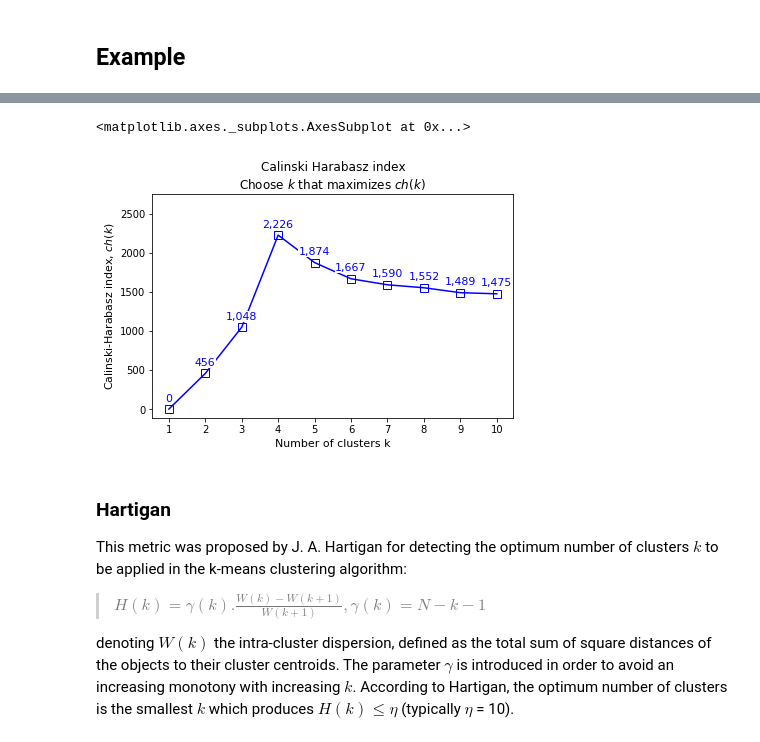
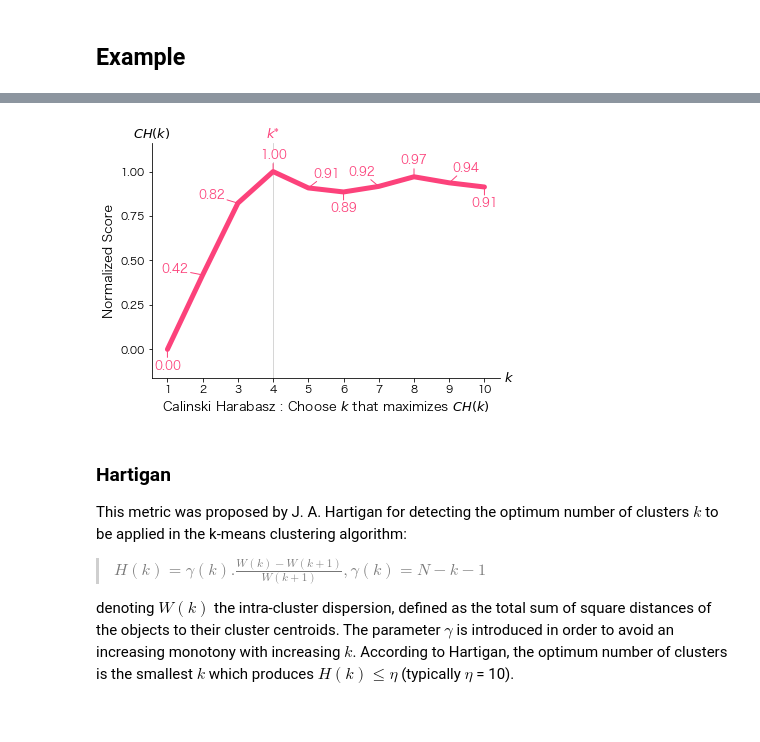
Before and after one commit to Nak007/cluster-validity, a Jupyter notebook: cluster_validity_colab.ipynb, the cells around one changed output, grey strips where cells are left out. Saved outputs shown, nothing was run; the diff lists cells and outputs as text; code cells hidden in the pictures.

```diff
--- a/cluster_validity_colab.ipynb
+++ b/cluster_validity_colab.ipynb
@@ -85,10 +106,9 @@ Compute `Calinski-Harabasz index` via using `calinski_harabasz` function.
 # %%
 ch_index = calinski_harabasz(X, labels)
-# %%
-plot_ch(ch_index, anno_format="{:,.0f}".format)
-# %% [output]
-<matplotlib.axes._subplots.AxesSubplot at 0x...>
-[figure, removed]
+# %%
+ax = plot_ch_base(ch_index)
+# %% [output]
+[figure, added]
 # %% [markdown]
 ### Hartigan
 
```
Also changed, not shown: parts of 48 cells of this notebook, 1 other file.
